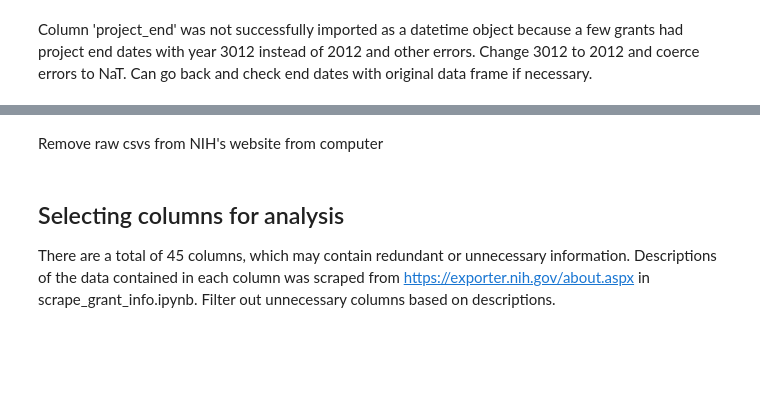
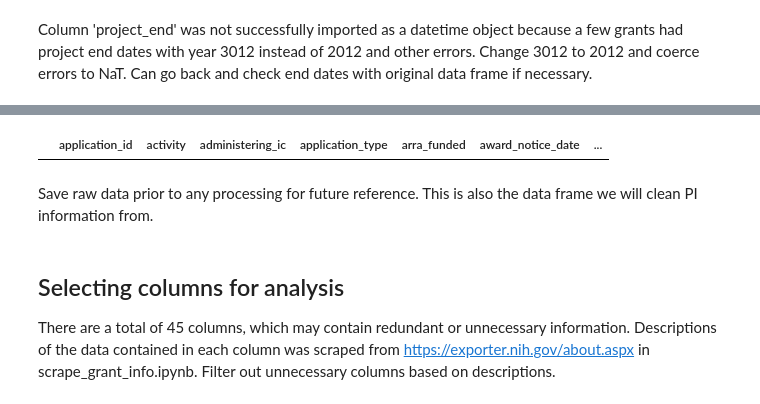
Before and after one commit to yuwie10/nih-awards, a Jupyter notebook: cleaning_for_analysis.ipynb, the cells around one changed output, grey strips where cells are left out. Saved outputs shown, nothing was run; the diff lists cells and outputs as text; code cells hidden in the pictures; blank space fills up the shorter version.

Commit message:
filling null pi_ids

```diff
--- a/cleaning_for_analysis.ipynb
+++ b/cleaning_for_analysis.ipynb
@@ -138,0 +168,7 @@ We have only performed basic text cleaning on the data. Save raw data prior to a
+# %%
+all_grants.to_csv('all_grants.csv', index = False, compression = 'gzip')
+all_grants = all_grants = pd.read_csv('all_grants.csv', compression = 'gzip',
+                        dtype = dtypes, parse_dates = dates)
+# %%
+null_ids = all_grants.ix[all_grants['pi_ids'].isnull()]
+null_ids.count()
@@ -139,4 +193,10 @@ We have only performed basic text cleaning on the data. Save raw data prior to a
+# %%
+fill_values = pd.Series(range(len(null_ids))).apply(str)
+all_grants['pi_ids'] = all_grants['pi_ids'].fillna(fill_values).loc[8097]
+all_grants.ix[all_grants['pi_ids'].isnull()]
+# %% [output]
+|  | application_id | activity | administering_ic | application_type | arra_funded | award_notice_date | ... |
+# %% [markdown]
+Save raw data prior to any processing for future reference. This is also the data frame we will clean PI information from.
 # %%
 all_grants.to_csv('all_grants.csv', index = False, compression = 'gzip')
-# %% [markdown]
-Remove raw csvs from NIH's website from computer
```
Also changed, not shown: parts of 37 cells of this notebook, 3 other files.
